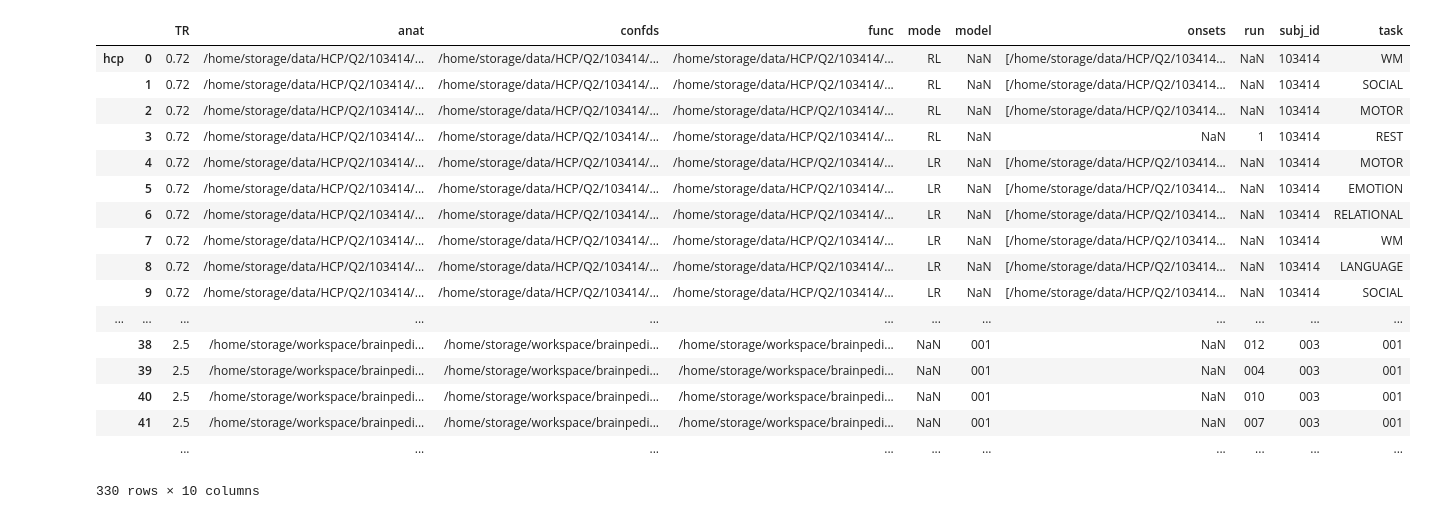
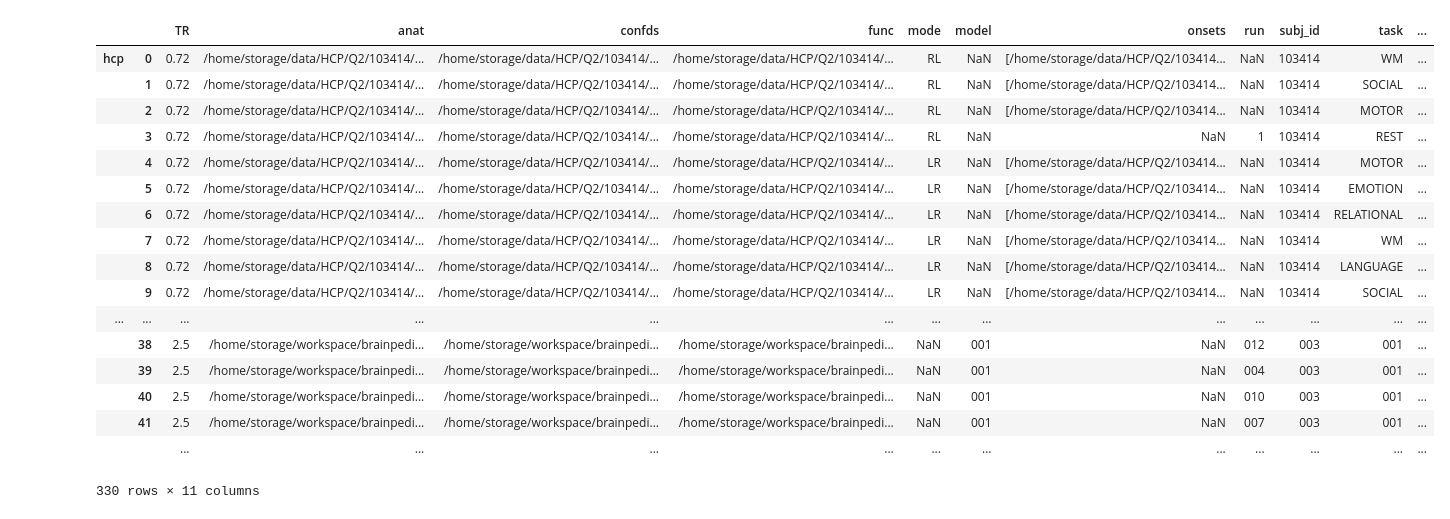
Before and after one commit to rphlypo/parietalretreat, a Jupyter notebook: ParietalRetreat.ipynb, the cells around one changed output. Drawn from its saved outputs; the diff is of its cells as text; code cells hidden in the pictures.

Commit message:
notebook showing full dataframe possibilities

```diff
--- a/ParietalRetreat.ipynb
+++ b/ParietalRetreat.ipynb
@@ -4,22 +7,25 @@ import setup_data_paths
-# %%
-df = setup_data_paths.get_all_paths(root_dir="/home")
-df
-# %% [output]
-|  |  | TR | anat | confds | func | mode | model | onsets | run | subj_id | task |
-| hcp | 0 | 0.72 | /home/storage/data/HCP/Q2/103414/... | /home/storage/data/HCP/Q2/103414/... | /home/storage/data/HCP/Q2/103414/... | RL | NaN | [/home/storage/data/HCP/Q2/103414... | NaN | 103414 | WM |
-|  | 1 | 0.72 | /home/storage/data/HCP/Q2/103414/... | /home/storage/data/HCP/Q2/103414/... | /home/storage/data/HCP/Q2/103414/... | RL | NaN | [/home/storage/data/HCP/Q2/103414... | NaN | 103414 | SOCIAL |
-|  | 2 | 0.72 | /home/storage/data/HCP/Q2/103414/... | /home/storage/data/HCP/Q2/103414/... | /home/storage/data/HCP/Q2/103414/... | RL | NaN | [/home/storage/data/HCP/Q2/103414... | NaN | 103414 | MOTOR |
-|  | 3 | 0.72 | /home/storage/data/HCP/Q2/103414/... | /home/storage/data/HCP/Q2/103414/... | /home/storage/data/HCP/Q2/103414/... | RL | NaN | NaN | 1 | 103414 | REST |
-|  | 4 | 0.72 | /home/storage/data/HCP/Q2/103414/... | /home/storage/data/HCP/Q2/103414/... | /home/storage/data/HCP/Q2/103414/... | LR | NaN | [/home/storage/data/HCP/Q2/103414... | NaN | 103414 | MOTOR |
-|  | 5 | 0.72 | /home/storage/data/HCP/Q2/103414/... | /home/storage/data/HCP/Q2/103414/... | /home/storage/data/HCP/Q2/103414/... | LR | NaN | [/home/storage/data/HCP/Q2/103414... | NaN | 103414 | EMOTION |
-|  | 6 | 0.72 | /home/storage/data/HCP/Q2/103414/... | /home/storage/data/HCP/Q2/103414/... | /home/storage/data/HCP/Q2/103414/... | LR | NaN | [/home/storage/data/HCP/Q2/103414... | NaN | 103414 | RELATIONAL |
-|  | 7 | 0.72 | /home/storage/data/HCP/Q2/103414/... | /home/storage/data/HCP/Q2/103414/... | /home/storage/data/HCP/Q2/103414/... | LR | NaN | [/home/storage/data/HCP/Q2/103414... | NaN | 103414 | WM |
-|  | 8 | 0.72 | /home/storage/data/HCP/Q2/103414/... | /home/storage/data/HCP/Q2/103414/... | /home/storage/data/HCP/Q2/103414/... | LR | NaN | [/home/storage/data/HCP/Q2/103414... | NaN | 103414 | LANGUAGE |
-|  | 9 | 0.72 | /home/storage/data/HCP/Q2/103414/... | /home/storage/data/HCP/Q2/103414/... | /home/storage/data/HCP/Q2/103414/... | LR | NaN | [/home/storage/data/HCP/Q2/103414... | NaN | 103414 | SOCIAL |
-| ... | ... | ... | ... | ... | ... | ... | ... | ... | ... | ... | ... |
-|  | 38 | 2.5 | /home/storage/workspace/brainpedi... | /home/storage/workspace/brainpedi... | /home/storage/workspace/brainpedi... | NaN | 001 | NaN | 012 | 003 | 001 |
-|  | 39 | 2.5 | /home/storage/workspace/brainpedi... | /home/storage/workspace/brainpedi... | /home/storage/workspace/brainpedi... | NaN | 001 | NaN | 004 | 003 | 001 |
-|  | 40 | 2.5 | /home/storage/workspace/brainpedi... | /home/storage/workspace/brainpedi... | /home/storage/workspace/brainpedi... | NaN | 001 | NaN | 010 | 003 | 001 |
-|  | 41 | 2.5 | /home/storage/workspace/brainpedi... | /home/storage/workspace/brainpedi... | /home/storage/workspace/brainpedi... | NaN | 001 | NaN | 007 | 003 | 001 |
-|  |  | ... | ... | ... | ... | ... | ... | ... | ... | ... | ... |
-330 rows × 10 columns
+# %%
+df = setup_data_paths.get_all_paths(root_dir="/home")
+df
+x = DataFrame({"region_ts": [np.random.normal(size=(len(list(df["anat"])))) for ii in range(len(list(df["anat"])))]}, index=df.index)
+df = df.join(x)
+df
+# %% [output]
+|  |  | TR | anat | confds | func | mode | model | onsets | run | subj_id | task | ... |
+| hcp | 0 | 0.72 | /home/storage/data/HCP/Q2/103414/... | /home/storage/data/HCP/Q2/103414/... | /home/storage/data/HCP/Q2/103414/... | RL | NaN | [/home/storage/data/HCP/Q2/103414... | NaN | 103414 | WM | ... |
+|  | 1 | 0.72 | /home/storage/data/HCP/Q2/103414/... | /home/storage/data/HCP/Q2/103414/... | /home/storage/data/HCP/Q2/103414/... | RL | NaN | [/home/storage/data/HCP/Q2/103414... | NaN | 103414 | SOCIAL | ... |
+|  | 2 | 0.72 | /home/storage/data/HCP/Q2/103414/... | /home/storage/data/HCP/Q2/103414/... | /home/storage/data/HCP/Q2/103414/... | RL | NaN | [/home/storage/data/HCP/Q2/103414... | NaN | 103414 | MOTOR | ... |
+|  | 3 | 0.72 | /home/storage/data/HCP/Q2/103414/... | /home/storage/data/HCP/Q2/103414/... | /home/storage/data/HCP/Q2/103414/... | RL | NaN | NaN | 1 | 103414 | REST | ... |
+|  | 4 | 0.72 | /home/storage/data/HCP/Q2/103414/... | /home/storage/data/HCP/Q2/103414/... | /home/storage/data/HCP/Q2/103414/... | LR | NaN | [/home/storage/data/HCP/Q2/103414... | NaN | 103414 | MOTOR | ... |
+|  | 5 | 0.72 | /home/storage/data/HCP/Q2/103414/... | /home/storage/data/HCP/Q2/103414/... | /home/storage/data/HCP/Q2/103414/... | LR | NaN | [/home/storage/data/HCP/Q2/103414... | NaN | 103414 | EMOTION | ... |
+|  | 6 | 0.72 | /home/storage/data/HCP/Q2/103414/... | /home/storage/data/HCP/Q2/103414/... | /home/storage/data/HCP/Q2/103414/... | LR | NaN | [/home/storage/data/HCP/Q2/103414... | NaN | 103414 | RELATIONAL | ... |
+|  | 7 | 0.72 | /home/storage/data/HCP/Q2/103414/... | /home/storage/data/HCP/Q2/103414/... | /home/storage/data/HCP/Q2/103414/... | LR | NaN | [/home/storage/data/HCP/Q2/103414... | NaN | 103414 | WM | ... |
+|  | 8 | 0.72 | /home/storage/data/HCP/Q2/103414/... | /home/storage/data/HCP/Q2/103414/... | /home/storage/data/HCP/Q2/103414/... | LR | NaN | [/home/storage/data/HCP/Q2/103414... | NaN | 103414 | LANGUAGE | ... |
+|  | 9 | 0.72 | /home/storage/data/HCP/Q2/103414/... | /home/storage/data/HCP/Q2/103414/... | /home/storage/data/HCP/Q2/103414/... | LR | NaN | [/home/storage/data/HCP/Q2/103414... | NaN | 103414 | SOCIAL | ... |
+| ... | ... | ... | ... | ... | ... | ... | ... | ... | ... | ... | ... | ... |
+|  | 38 | 2.5 | /home/storage/workspace/brainpedi... | /home/storage/workspace/brainpedi... | /home/storage/workspace/brainpedi... | NaN | 001 | NaN | 012 | 003 | 001 | ... |
+|  | 39 | 2.5 | /home/storage/workspace/brainpedi... | /home/storage/workspace/brainpedi... | /home/storage/workspace/brainpedi... | NaN | 001 | NaN | 004 | 003 | 001 | ... |
+|  | 40 | 2.5 | /home/storage/workspace/brainpedi... | /home/storage/workspace/brainpedi... | /home/storage/workspace/brainpedi... | NaN | 001 | NaN | 010 | 003 | 001 | ... |
+|  | 41 | 2.5 | /home/storage/workspace/brainpedi... | /home/storage/workspace/brainpedi... | /home/storage/workspace/brainpedi... | NaN | 001 | NaN | 007 | 003 | 001 | ... |
+|  |  | ... | ... | ... | ... | ... | ... | ... | ... | ... | ... | ... |
+330 rows × 11 columns
```
Also changed, not shown: parts of 1 cell of this notebook.
